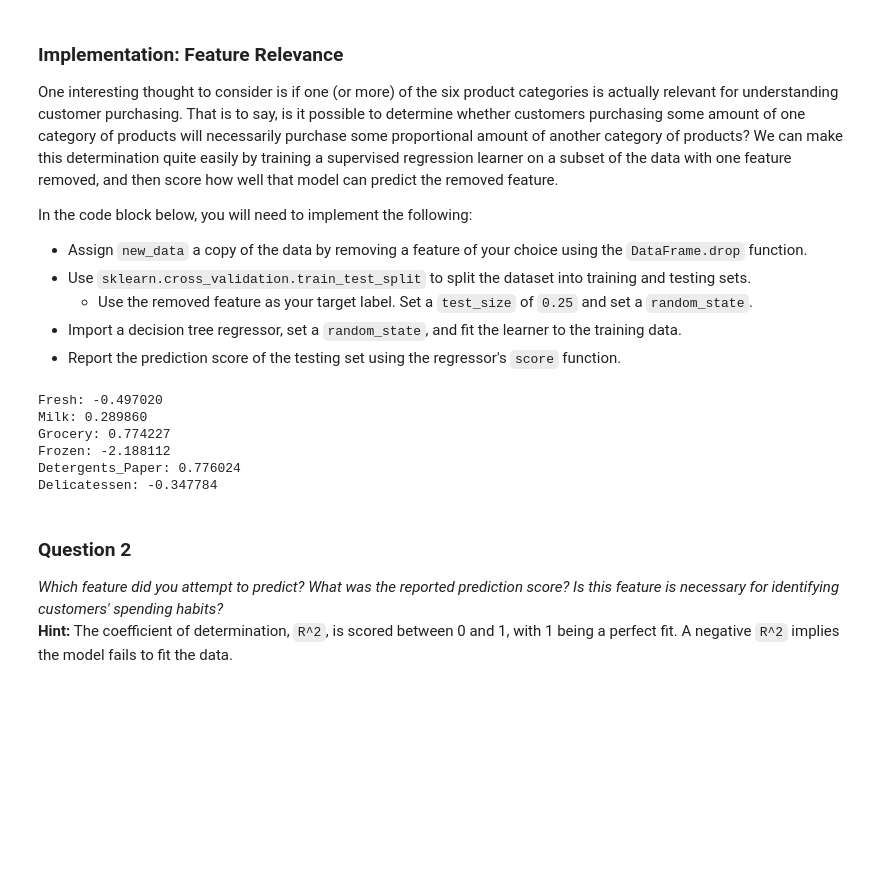
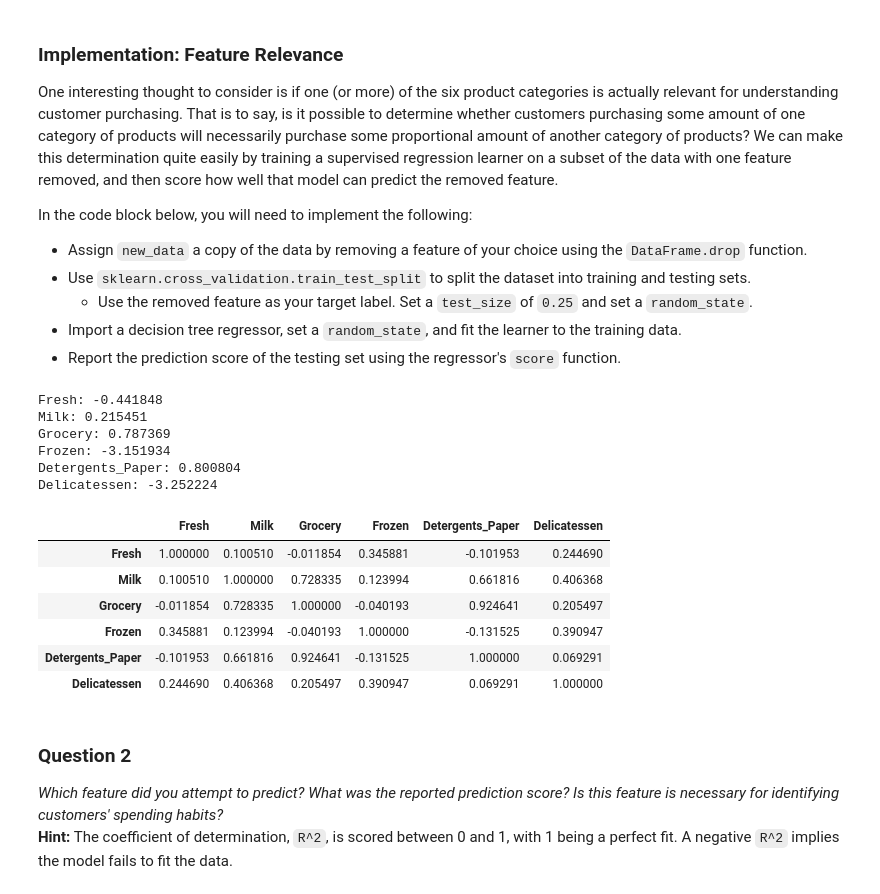
Before and after one commit to JohnnyQQian/customer_segments, a Jupyter notebook: customer_segments.ipynb, the cells around one changed output. Saved outputs shown, nothing was run; the diff lists cells and outputs as text; code cells hidden in the pictures; blank space fills up the shorter version.

```diff
--- a/customer_segments.ipynb
+++ b/customer_segments.ipynb
@@ -103,29 +103,44 @@ In the code block below, you will need to implement the following:
 # %%
 # TODO: Make a copy of the DataFrame, using the 'drop' function to drop the given feature
 from sklearn.tree import DecisionTreeRegressor as dtr
 from sklearn.metrics import r2_score
 from sklearn.model_selection import train_test_split
 new_data = None
-for col in data.columns.values:
+
+#for col in data.columns.values:
+for col in data.keys():
+
     X = data.drop([col], axis=1)
     y = data[col]
     # TODO: Split the data into training and testing sets using the given feature as the target
     X_train, X_test, y_train, y_test = train_test_split(X, y, test_size=0.25, random_state=12)
 
     # TODO: Create a decision tree regressor and fit it to the training set
-    regressor = dtr()
-    regressor.fit(X_train, y_train)
-    pred = regressor.predict(X_test)
-    # TODO: Report the score of the prediction using the testing set
-    score = r2_score(y_test, pred)
-    print "%s: %f" % (col, score)
+    avg_score=0
+    for i, rs in enumerate(range(100)):
+        regressor = dtr(random_state= rs)
+        regressor.fit(X_train, y_train)
+        pred = regressor.predict(X_test)
+        # TODO: Report the score of the prediction using the testing set
+        score = r2_score(y_test, pred)
+        avg_score = (avg_score * i + score)/(i+1)
+    print "%s: %f" % (col, avg_score)
+
+data.corr()
 # %% [output]
-Fresh: -0.497020
-Milk: 0.289860
-Grocery: 0.774227
-Frozen: -2.188112
-Detergents_Paper: 0.776024
-Delicatessen: -0.347784
+Fresh: -0.441848
+Milk: 0.215451
+Grocery: 0.787369
+Frozen: -3.151934
+Detergents_Paper: 0.800804
+Delicatessen: -3.252224
+|  | Fresh | Milk | Grocery | Frozen | Detergents_Paper | Delicatessen |
+| Fresh | 1.000000 | 0.100510 | -0.011854 | 0.345881 | -0.101953 | 0.244690 |
+| Milk | 0.100510 | 1.000000 | 0.728335 | 0.123994 | 0.661816 | 0.406368 |
+| Grocery | -0.011854 | 0.728335 | 1.000000 | -0.040193 | 0.924641 | 0.205497 |
+| Frozen | 0.345881 | 0.123994 | -0.040193 | 1.000000 | -0.131525 | 0.390947 |
+| Detergents_Paper | -0.101953 | 0.661816 | 0.924641 | -0.131525 | 1.000000 | 0.069291 |
+| Delicatessen | 0.244690 | 0.406368 | 0.205497 | 0.390947 | 0.069291 | 1.000000 |
 # %% [markdown]
 ### Question 2
 *Which feature did you attempt to predict? What was the reported prediction score? Is this feature is necessary for identifying customers' spending habits?*
```
Also changed, not shown: parts of 12 cells of this notebook.
